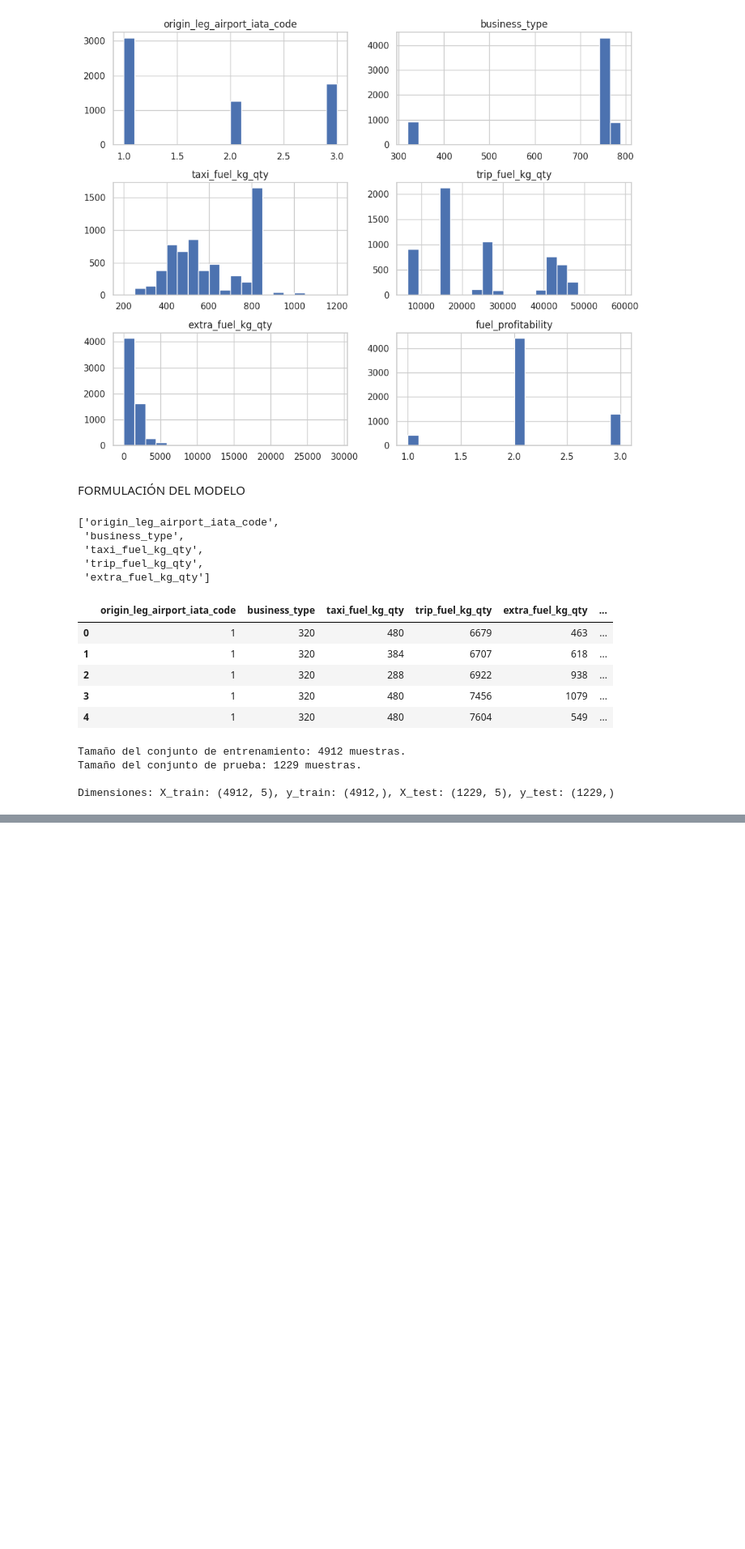
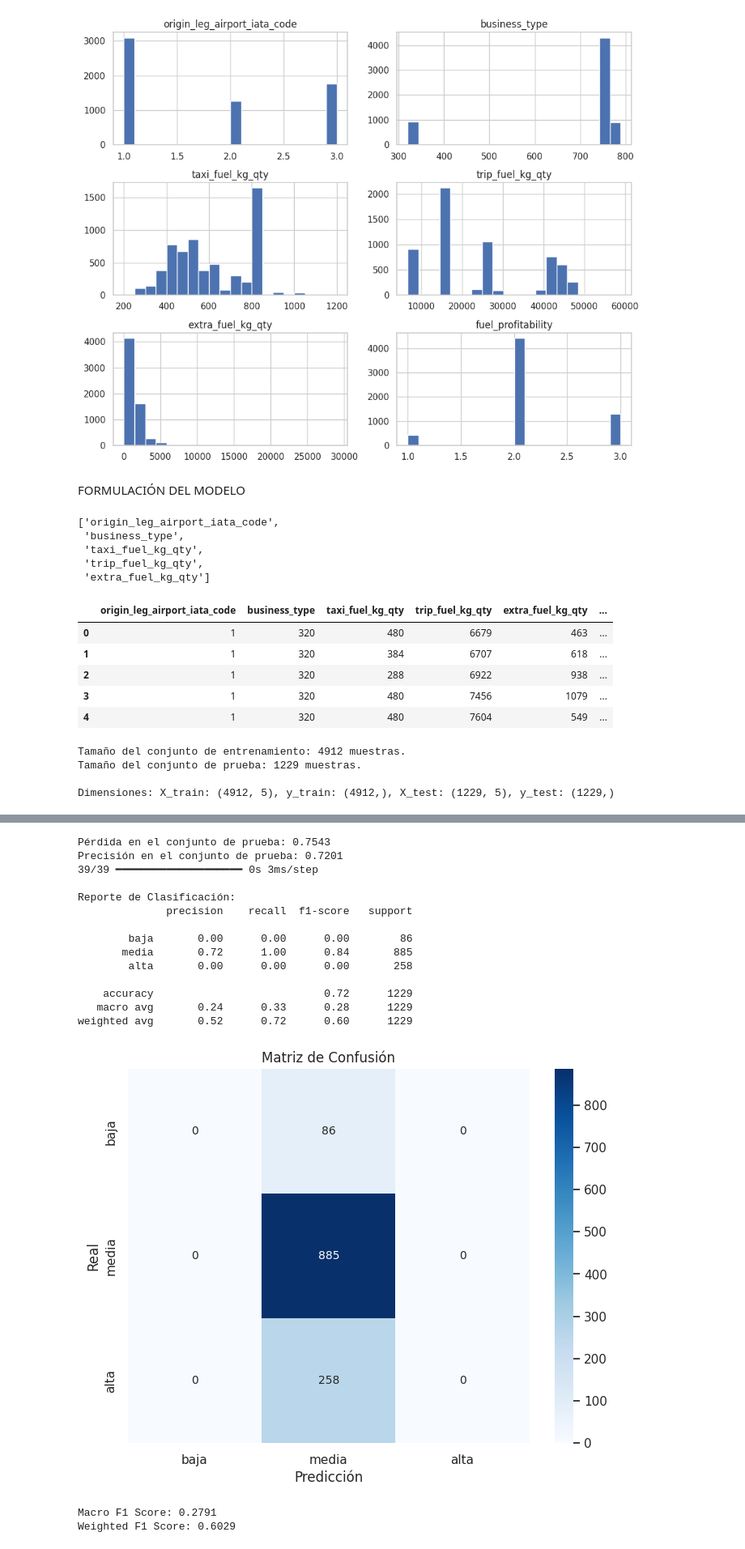
Before and after one commit to Felipepa9/MADSI, a Jupyter notebook: Seccion_2_Keras.ipynb, the cells around one changed output, grey strips where cells are left out. Shown: that part at 81% size. Saved outputs shown, nothing was run; the diff lists cells and outputs as text; code cells hidden in the pictures; blank space fills up the shorter version.

```diff
--- a/Seccion_2_Keras.ipynb
+++ b/Seccion_2_Keras.ipynb
@@ -235,0 +298,59 @@ Model: "sequential_5"
+# %%
+# Define target_names
+target_names = ['baja', 'media', 'alta']
+
+# Convert X_test to a NumPy array with a compatible dtype
+X_test_np = X_test.astype(np.float32)
+
+# Use the converted X_test_np for evaluation and prediction
+loss, accuracy = model.evaluate(X_test_np, y_test_encoded, verbose=0)
+print(f"Pérdida en el conjunto de prueba: {loss:.4f}")
+print(f"Precisión en el conjunto de prueba: {accuracy:.4f}")
+
+# Predicciones
+y_pred_proba = model.predict(X_test_np)
+y_pred_classes = np.argmax(y_pred_proba, axis=1)
+y_true_classes = np.argmax(y_test_encoded, axis=1) # Use y_test_encoded here as well
+
+# Reporte de Clasificación
+print("\nReporte de Clasificación:")
+print(classification_report(y_true_classes, y_pred_classes, target_names=target_names, zero_division=0))
+
+# Matriz de Confusión
+cm = confusion_matrix(y_true_classes, y_pred_classes)
+plt.figure(figsize=(8, 6))
+sns.heatmap(cm, annot=True, fmt='d', cmap='Blues', xticklabels=target_names, yticklabels=target_names)
+plt.title('Matriz de Confusión')
+plt.xlabel('Predicción')
+plt.ylabel('Real')
+plt.show()
+# %% [output]
+Pérdida en el conjunto de prueba: 0.7543
+Precisión en el conjunto de prueba: 0.7201
+39/39 ━━━━━━━━━━━━━━━━━━━━ 0s 3ms/step
+
+Reporte de Clasificación:
+              precision    recall  f1-score   support
+
+        baja       0.00      0.00      0.00        86
+       media       0.72      1.00      0.84       885
+        alta       0.00      0.00      0.00       258
+
+    accuracy                           0.72      1229
+   macro avg       0.24      0.33      0.28      1229
+weighted avg       0.52      0.72      0.60      1229
+[figure, added]
+# %%
+# prompt: Ejecuta el F1 score
+
+from sklearn.metrics import f1_score
+
+# Calculate F1 score
+f1_macro = f1_score(y_true_classes, y_pred_classes, average='macro')
+f1_weighted = f1_score(y_true_classes, y_pred_classes, average='weighted')
+
+print(f"\nMacro F1 Score: {f1_macro:.4f}")
+print(f"Weighted F1 Score: {f1_weighted:.4f}")
+# %% [output]
+Macro F1 Score: 0.2791
+Weighted F1 Score: 0.6029
```
Also changed, not shown: parts of 3 cells of this notebook.
